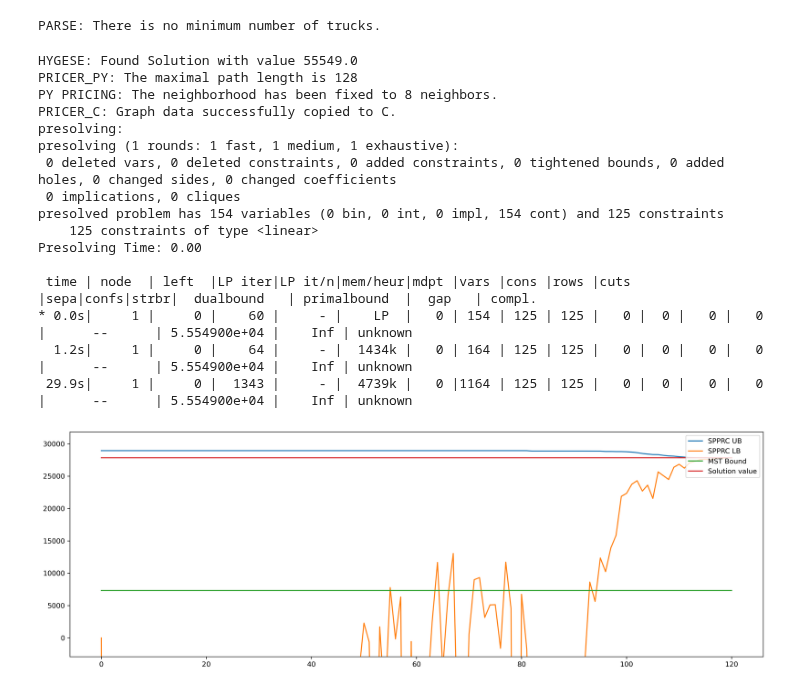
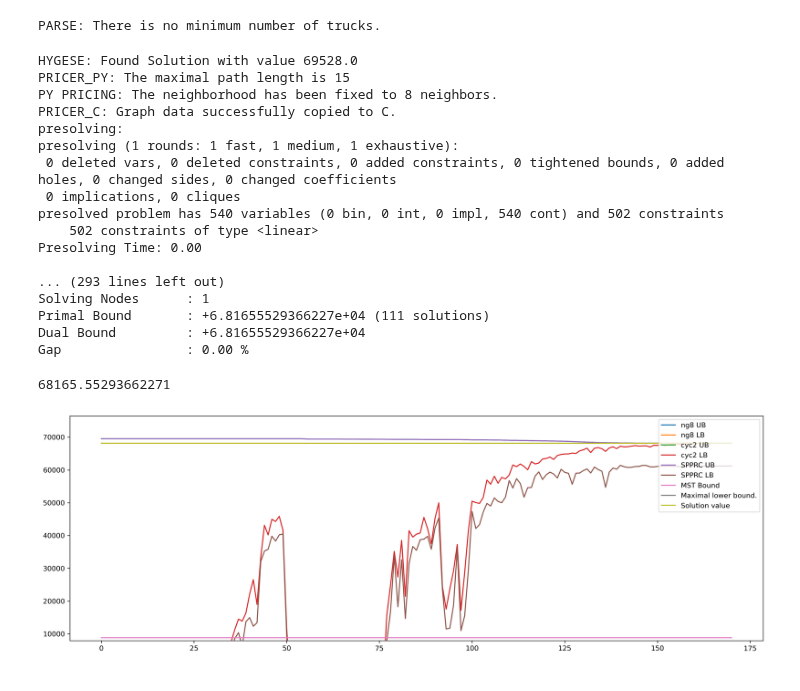
Before and after one commit to habanzu/cvrp, a Jupyter notebook: CVRP.ipynb, the cells around one changed output. Drawn from its saved outputs; the diff is of its cells as text; code cells hidden in the pictures.

```diff
--- a/CVRP.ipynb
+++ b/CVRP.ipynb
@@ -28,8 +28,8 @@ from matplotlib import pyplot as plt
 # G.graph['min_trucks'] = 10
 # G = parse("Instances/Uchoa/X-n120-k6.vrp")
 # G.graph['min_trucks'] = 6
-G = parse("Instances/Uchoa/X-n125-k30.vrp")
-G.graph['min_trucks'] = 30
+# G = parse("Instances/Uchoa/X-n125-k30.vrp")
+# G.graph['min_trucks'] = 30
 # G = parse("Instances/Uchoa/X-n129-k18.vrp")
 # G.graph['min_trucks'] = 18
 # G = parse("Instances/Uchoa/X-n200-k36.vrp")
@@ -40,6 +40,10 @@ G.graph['min_trucks'] = 30
 # G.graph['min_trucks'] = 28
 # G = parse("Instances/Uchoa/X-n256-k16.vrp")
 # G.graph['min_trucks'] = 16
+# G = parse("Instances/Uchoa/X-n289-k60.vrp")
+# G.graph['min_trucks'] = 61
+G = parse("Instances/Uchoa/X-n502-k39.vrp")
+G.graph['min_trucks'] = 39 #TODO: Ist dieses K auch das K, einer Optimallösung?
 # %% [output]
 PARSE: There is no minimum number of trucks.
 # %%
@@ -48,8 +52,8 @@ model = VRP(G)
 # Create pricer
 pricer = VRPPricer()
 pricer.init_data(G)
-pricer.data['methods'] = ["SPPRC"]
-pricer.data['max_vars']= 100
+pricer.data['methods'] = ['ng8',"cyc2","SPPRC"]
+pricer.data['max_vars']= 1000
 pricer.data['time_limit'] = 10
 
 model.includePricer(pricer, "pricer","does pricing")
@@ -59,45 +63,55 @@ create_constraints(model,G,heuristic_time=10)
 model.optimize()
 model.hideOutput(quiet=False)
 # %% [output]
-HYGESE: Found Solution with value 55549.0
-PRICER_PY: The maximal path length is 128
+HYGESE: Found Solution with value 69528.0
+PRICER_PY: The maximal path length is 15
 PY PRICING: The neighborhood has been fixed to 8 neighbors.
 PRICER_C: Graph data successfully copied to C.
 presolving:
 presolving (1 rounds: 1 fast, 1 medium, 1 exhaustive):
  0 deleted vars, 0 deleted constraints, 0 added constraints, 0 tightened bounds, 0 added holes, 0 changed sides, 0 changed coefficients
  0 implications, 0 cliques
-presolved problem has 154 variables (0 bin, 0 int, 0 impl, 154 cont) and 125 constraints
-    125 constraints of type <linear>
+presolved problem has 540 variables (0 bin, 0 int, 0 impl, 540 cont) and 502 constraints
+    502 constraints of type <linear>
 Presolving Time: 0.00
 
- time | node  | left  |LP iter|LP it/n|mem/heur|mdpt |vars |cons |rows |cuts |sepa|confs|strbr|  dualbound   | primalbound  |  gap   | compl.
-* 0.0s|     1 |     0 |    60 |     - |    LP  |   0 | 154 | 125 | 125 |   0 |  0 |   0 |   0 |      --      | 5.554900e+04 |    Inf | unknown
-  1.2s|     1 |     0 |    64 |     - |  1434k |   0 | 164 | 125 | 125 |   0 |  0 |   0 |   0 |      --      | 5.554900e+04 |    Inf | unknown
- 29.9s|     1 |     0 |  1343 |     - |  4739k |   0 |1164 | 125 | 125 |   0 |  0 |   0 |   0 |      --      | 5.554900e+04 |    Inf | unknown
+... (293 lines left out)
+Solving Nodes      : 1
+Primal Bound       : +6.81655529366227e+04 (111 solutions)
+Dual Bound         : +6.81655529366227e+04
+Gap                : 0.00 %
 # %%
 plt.figure(figsize=(18,6),dpi=300)
-xmax = 0
+xmax, max_lb = 0, 0
 for method in pricer.data['methods']:
     upper_bounds = [x for x,y in pricer.data['bounds'][method]]
     lower_bounds = [y for x,y in pricer.data['bounds'][method]]
     plt.plot(upper_bounds, label=f'{method} UB')
     plt.plot(lower_bounds, label=f'{method} LB')
-    if upper_bounds[0] > xmax:
-        xmax = upper_bounds[0]
-plt.ylim((-xmax/10,xmax*1.1))
+    xmax = max(upper_bounds[0],xmax)
+    if max(lower_bounds) > upper_bounds[-1]:
+        print(f"The maximum lower bound for {method} is larger than the final bound")
+    max_lb = max(max(lower_bounds),max_lb)
 
 T = nx.minimum_spanning_tree(G)
 mst = T.size(weight='weight') + min(G.edges().data('weight'),key=lambda edge: edge[2])[2]
 mst = [mst for i in range(len(upper_bounds))]
 plt.plot(mst, label="MST Bound")
 
+max_lb = [max_lb for i in range(len(upper_bounds))]
+plt.plot(max_lb, label="Maximal lower bound.")
+
 solval = model.getObjVal()
 sol = [solval for i in range(len(upper_bounds))]
 plt.plot(sol,label="Solution value")
 
+plt.ylim((mst[0]*0.9,xmax*1.1))
+
+print(max_lb[0])
+
 plt.legend(loc='upper right')
-
+plt.savefig("test.svg")
 plt.show()
 # %% [output]
+68165.55293662271
-[figure, old version]
+[figure, new version]
```
Also changed, not shown: parts of 2 cells of this notebook, 4 other files.
